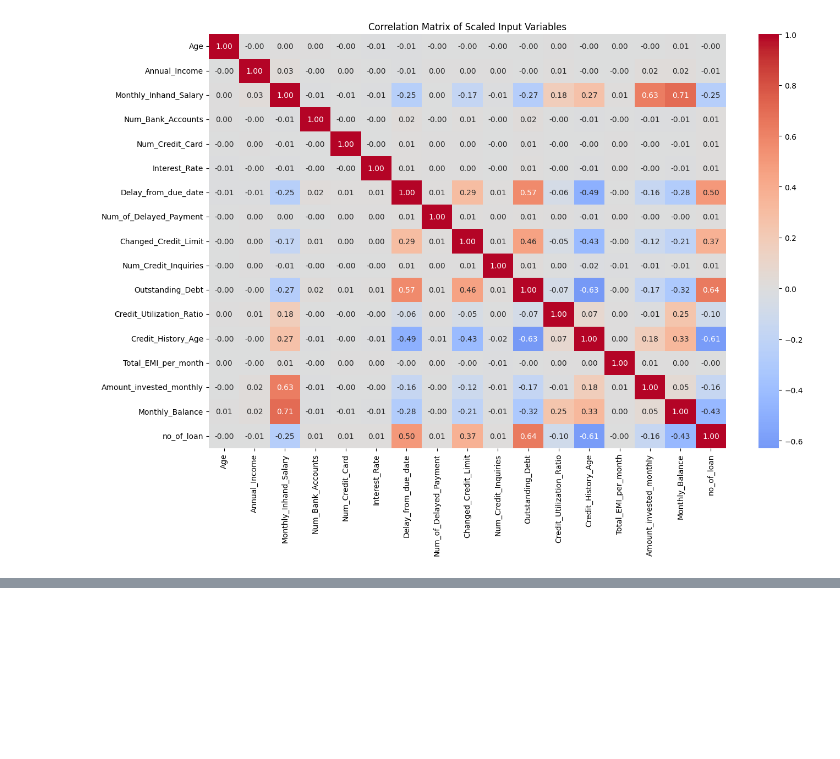
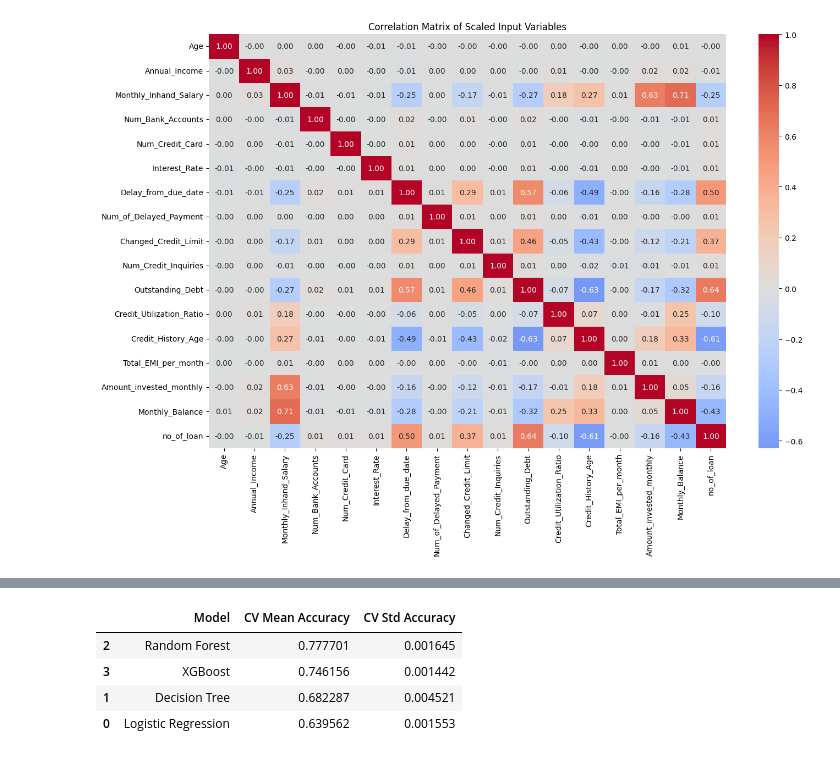
Before and after one commit to willevs1/ADS, a Jupyter notebook: working.ipynb, the cells around one changed output, grey strips where cells are left out. Saved outputs shown, nothing was run; the diff lists cells and outputs as text; code cells hidden in the pictures; blank space fills up the shorter version.

```diff
--- a/working.ipynb
+++ b/working.ipynb
@@ -480,3 +504,90 @@ cv_results_df
+# %%
+from imblearn.pipeline import Pipeline as ImbPipeline
+from imblearn.over_sampling import SMOTE
+
+from sklearn.model_selection import StratifiedKFold, cross_val_score, train_test_split
+from sklearn.preprocessing import StandardScaler
+from sklearn.linear_model import LogisticRegression
+from sklearn.tree import DecisionTreeClassifier
+from sklearn.ensemble import RandomForestClassifier
+from xgboost import XGBClassifier
+
+# One-hot encode the remaining object columns
+X = pd.get_dummies(df.drop("Credit_Score", axis=1), drop_first=True)
+y = df["Credit_Score"]
+
+# Encode target for XGBoost
+y_encoded = y.map({
+    "Poor": 0,
+    "Standard": 1,
+    "Good": 2
+})
+
+X_train, X_test, y_train, y_test = train_test_split(
+    X,
+    y_encoded,
+    test_size=0.2,
+    random_state=42,
+    stratify=y_encoded
+)
+
+cv = StratifiedKFold(n_splits=5, shuffle=True, random_state=42)
+
+models = {
+    "Logistic Regression": ImbPipeline([
+        ("scaler", StandardScaler()),
+        ("smote", SMOTE(random_state=42)),
+        ("model", LogisticRegression(max_iter=1000))
+    ]),
+    "Decision Tree": ImbPipeline([
+        ("smote", SMOTE(random_state=42)),
+        ("model", DecisionTreeClassifier(random_state=42))
+    ]),
+    "Random Forest": ImbPipeline([
+        ("smote", SMOTE(random_state=42)),
+        ("model", RandomForestClassifier(random_state=42))
+    ]),
+    "XGBoost": ImbPipeline([
+        ("smote", SMOTE(random_state=42)),
+        ("model", XGBClassifier(
+            objective="multi:softprob",
+            num_class=3,
+            eval_metric="mlogloss",
+            random_state=42
+        ))
+    ])
+}
+
+cv_results = []
+
+for name, model in models.items():
+    scores = cross_val_score(
+        model,
+        X_train,
+        y_train,
+        cv=cv,
+        scoring="accuracy",
+        n_jobs=-1
+    )
+
+    cv_results.append({
+        "Model": name,
+        "CV Mean Accuracy": scores.mean(),
+        "CV Std Accuracy": scores.std()
+    })
+
+cv_results_df = pd.DataFrame(cv_results).sort_values(
+    by="CV Mean Accuracy",
+    ascending=False
+)
+
+cv_results_df
+# %% [output]
+|  | Model | CV Mean Accuracy | CV Std Accuracy |
+| 2 | Random Forest | 0.777701 | 0.001645 |
+| 3 | XGBoost | 0.746156 | 0.001442 |
+| 1 | Decision Tree | 0.682287 | 0.004521 |
+| 0 | Logistic Regression | 0.639562 | 0.001553 |
 # %%
 import matplotlib.pyplot as plt
 import seaborn as sns
```
Also changed, not shown: parts of 25 cells of this notebook, 3 other files.
